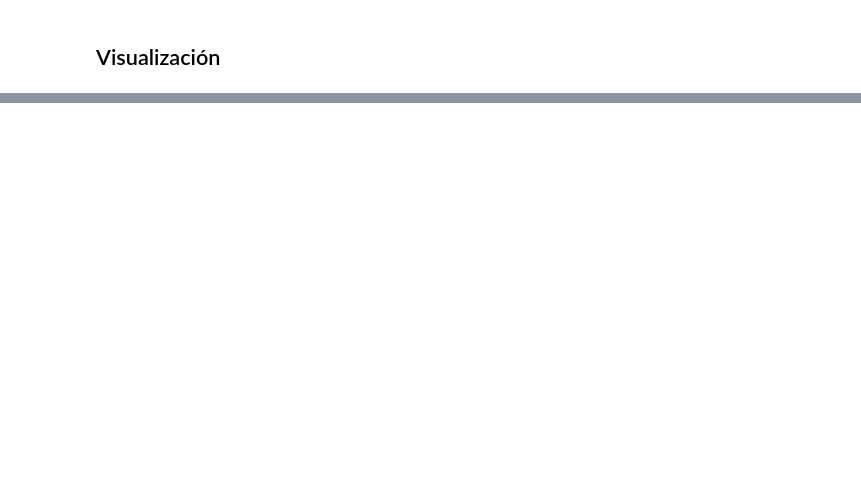
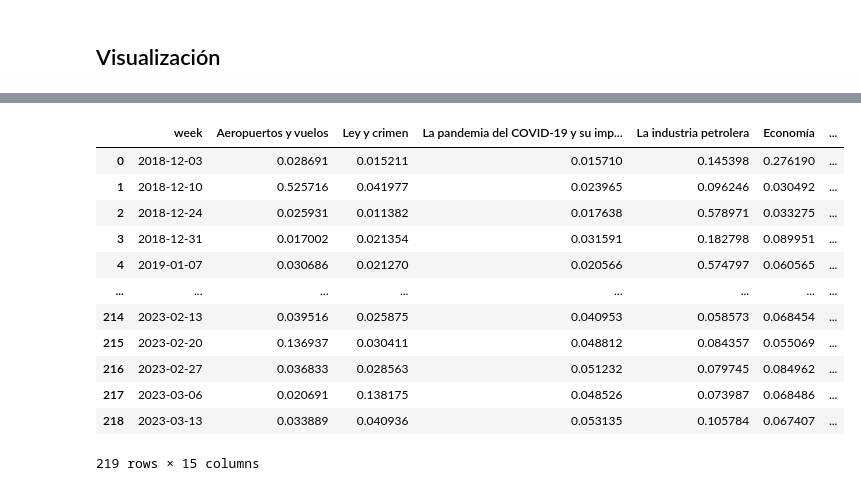
Before and after one commit to jabrahamvm/topic-modeling, a Jupyter notebook: LDA.ipynb, the cells around one changed output, grey strips where cells are left out. Cells and saved outputs as stored; diff of their text form; code cells hidden in the pictures; blank space fills up the shorter version.

Commit message:
Termina LDA, mod del analisis_corpus

```diff
--- a/LDA.ipynb
+++ b/LDA.ipynb
@@ -137,0 +207,33 @@ vis
+# %%
+# Create a bag of words representation of the preprocessed new corpus
+new_corpus = [doc.split() for doc in new_data['text']]
+new_bow_corpus = [lda_model.id2word.doc2bow(doc) for doc in new_corpus]
+
+# Infer topics for the new corpus using the trained LDA model
+new_topics = [lda_model.get_document_topics(doc, minimum_probability=0.0) for doc in new_bow_corpus]
+
+topics_dict = {
+    1: "Infraestructura y connectividad de un aeropuerto",
+    2: "Ley y crimen",
+    3: "La pandemia del COVID-19 y su impacto",
+    4: "La industria petrolera",
+    5: "Economía",
+    6: "Tren Maya",
+    7: "Salud y medicina",
+    8: "Reformas políticas",
+    9: "Fronteras e inmigración",
+    10: "Energía y minería",
+    11: "COVID-19 y su vacunación",
+    12: "Problemas sociales y justicia penal",
+    13: "Deportes y turismo",
+    14: "Relaciones políticas entre México y Perú"
+}
+
+# Print the inferred topics for each document
+for i, topics in enumerate(new_topics):
+    print(f"Document {i+1} topics:")
+    for topic in topics:
+        topic_num = topic[0] + 1
+        topic_prob = topic[1]
+        topic_text = topics_dict[topic_num]
+        print(f"Topico {topic_num}: {topic_text} (probabilidad: {topic_prob:.2f})")
@@ -137,0 +258,26 @@ vis
+# %%
+# Obtener las probabilidades de los 14 tópicos para cada documento
+topic_probs = []
+for topics in new_topics:
+    probs = [topic[1] for topic in topics]
+    topic_probs.append(probs)
+
+# Crear el dataframe de probabilidades de los 14 tópicos
+df_probs = pd.DataFrame(topic_probs, columns=topics_dict.values())
+df_probs.insert(0, "week", new_data["week"])
+# %%
+df_probs
+# %% [output]
+|  | week | Aeropuertos y vuelos | Ley y crimen | La pandemia del COVID-19 y su imp... | La industria petrolera | Economía | ... |
+| 0 | 2018-12-03 | 0.028691 | 0.015211 | 0.015710 | 0.145398 | 0.276190 | ... |
+| 1 | 2018-12-10 | 0.525716 | 0.041977 | 0.023965 | 0.096246 | 0.030492 | ... |
+| 2 | 2018-12-24 | 0.025931 | 0.011382 | 0.017638 | 0.578971 | 0.033275 | ... |
+| 3 | 2018-12-31 | 0.017002 | 0.021354 | 0.031591 | 0.182798 | 0.089951 | ... |
+| 4 | 2019-01-07 | 0.030686 | 0.021270 | 0.020566 | 0.574797 | 0.060565 | ... |
+| ... | ... | ... | ... | ... | ... | ... | ... |
+| 214 | 2023-02-13 | 0.039516 | 0.025875 | 0.040953 | 0.058573 | 0.068454 | ... |
+| 215 | 2023-02-20 | 0.136937 | 0.030411 | 0.048812 | 0.084357 | 0.055069 | ... |
+| 216 | 2023-02-27 | 0.036833 | 0.028563 | 0.051232 | 0.079745 | 0.084962 | ... |
+| 217 | 2023-03-06 | 0.020691 | 0.138175 | 0.048526 | 0.073987 | 0.068486 | ... |
+| 218 | 2023-03-13 | 0.033889 | 0.040936 | 0.053135 | 0.105784 | 0.067407 | ... |
+219 rows × 15 columns
```
Also changed, not shown: parts of 21 cells of this notebook, 9 other files.
